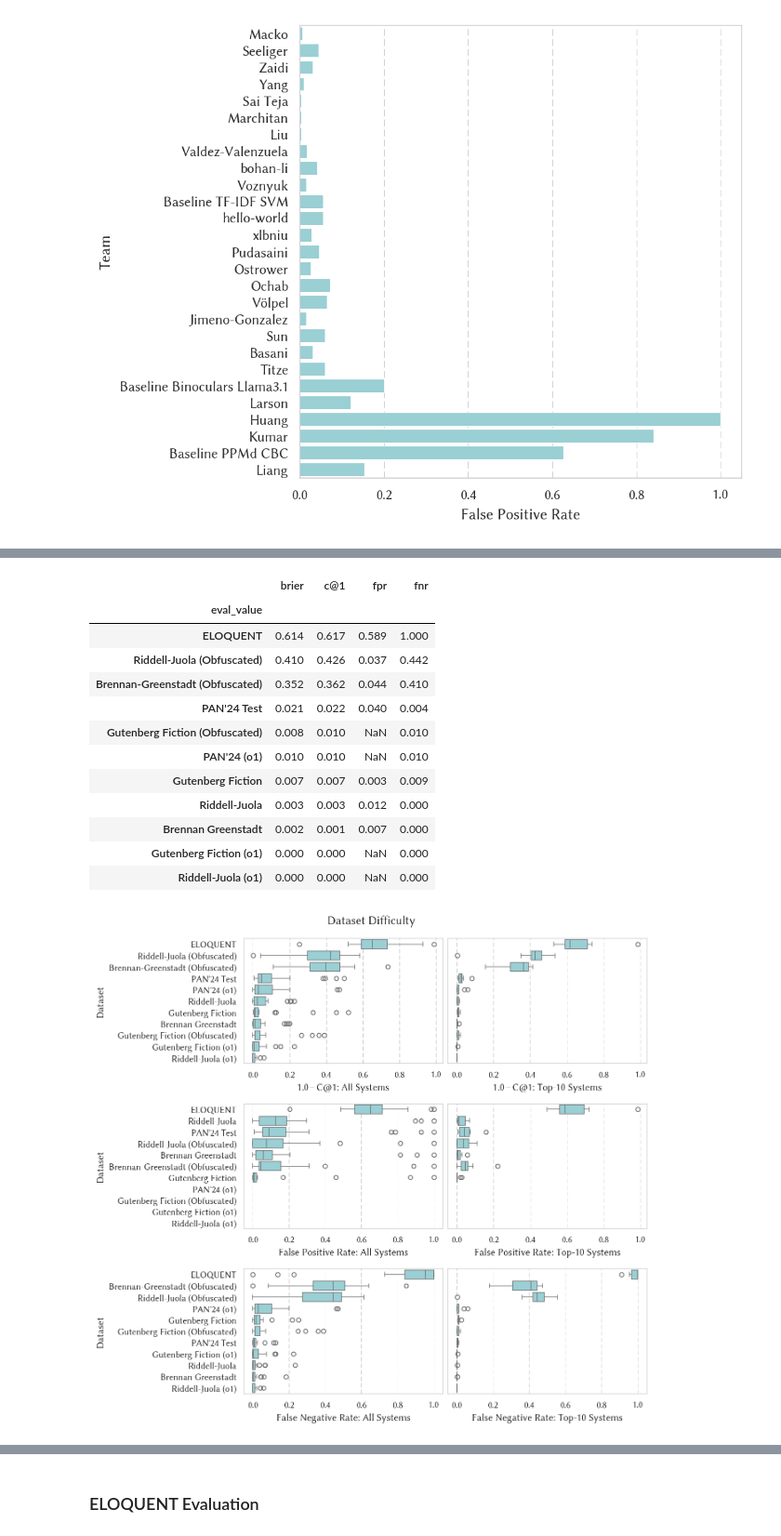
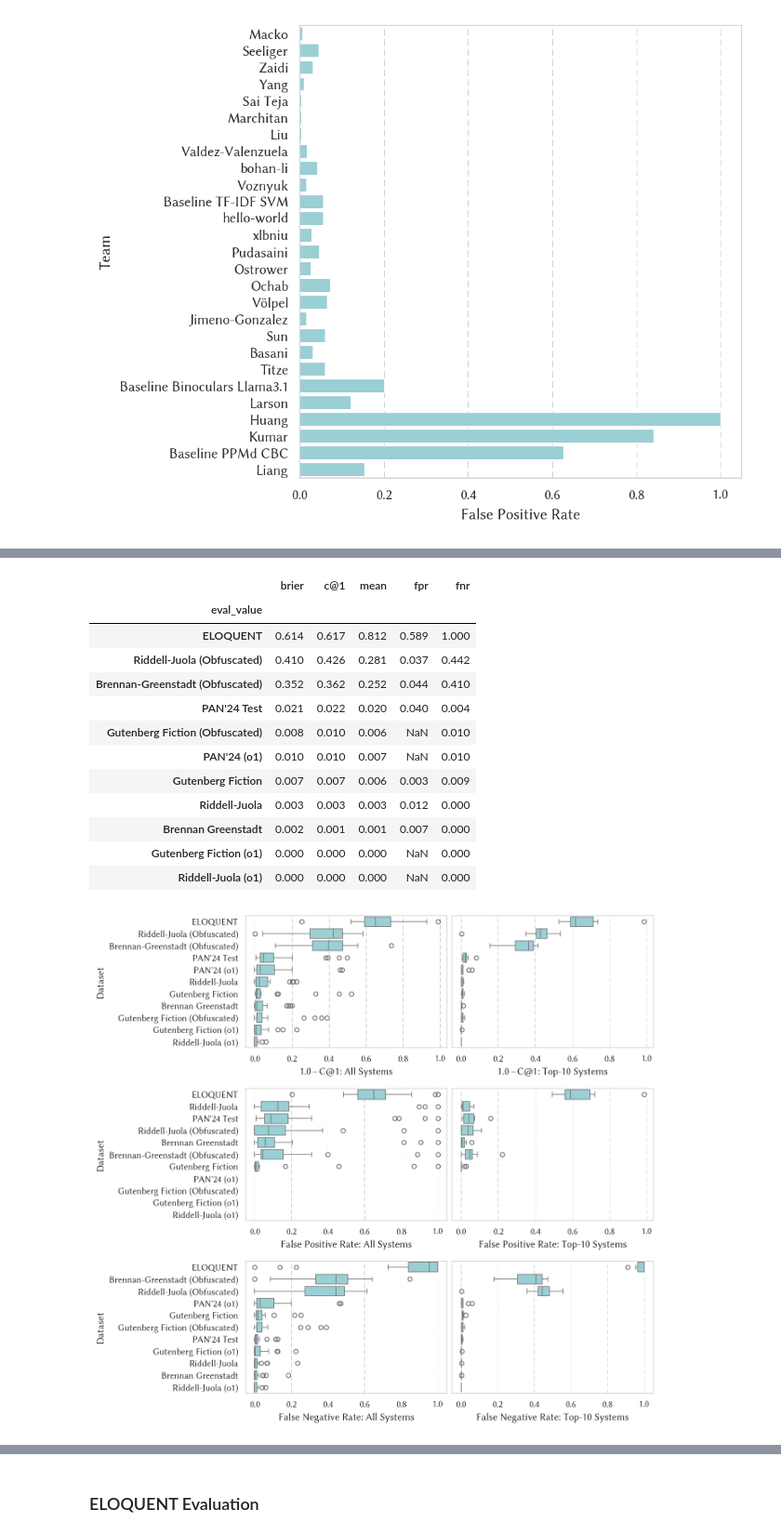
Before and after one commit to pan-webis-de/pan25-generative-ai-authorship-verification, a Jupyter notebook: notebooks/task_eval.ipynb, the cells around one changed output, grey strips where cells are left out. Shown at 93% size. Saved outputs shown, nothing was run; the diff lists cells and outputs as text; code cells hidden in the pictures.

```diff
--- a/notebooks/task_eval.ipynb
+++ b/notebooks/task_eval.ipynb
@@ -384,9 +436,10 @@ plt.show()
 # %% [output]
 [figure]
 # %%
-pan_dataset_difficulty_all = df_run_eval.query('eval_field == "source"')[['brier', 'c@1', 'fpr', 'fnr']]
+pan_dataset_difficulty_all = df_run_eval.query('eval_field == "source"')[['brier', 'c@1', 'mean', 'fpr', 'fnr']]
 pan_dataset_difficulty_all['brier'] = 1.0 - pan_dataset_difficulty_all['brier']
 pan_dataset_difficulty_all['c@1'] = 1.0 - pan_dataset_difficulty_all['c@1']
+pan_dataset_difficulty_all['mean'] = 1.0 - pan_dataset_difficulty_all['mean']
 pan_dataset_difficulty = pan_dataset_difficulty_all.groupby(['eval_value']).median(numeric_only=True).sort_values(['c@1'], ascending=False)
 pan_dataset_difficulty.round(3)
 # %% [output]
@@ -409,63 +462,64 @@ pan_dataset_difficulty_top10_all = pan_dataset_difficulty_all.query('team in @te
 pan_dataset_difficulty_top10 = pan_dataset_difficulty_top10_all.groupby(['eval_value']).median(numeric_only=True).sort_values(['c@1'], ascending=False)
 pan_dataset_difficulty_top10.round(3)
 # %% [output]
-|  | brier | c@1 | fpr | fnr |
-| eval_value |  |  |  |  |
-| ELOQUENT | 0.614 | 0.617 | 0.589 | 1.000 |
-| Riddell-Juola (Obfuscated) | 0.410 | 0.426 | 0.037 | 0.442 |
-| Brennan-Greenstadt (Obfuscated) | 0.352 | 0.362 | 0.044 | 0.410 |
-| PAN'24 Test | 0.021 | 0.022 | 0.040 | 0.004 |
-| Gutenberg Fiction (Obfuscated) | 0.008 | 0.010 | NaN | 0.010 |
-| PAN'24 (o1) | 0.010 | 0.010 | NaN | 0.010 |
-| Gutenberg Fiction | 0.007 | 0.007 | 0.003 | 0.009 |
-| Riddell-Juola | 0.003 | 0.003 | 0.012 | 0.000 |
-| Brennan Greenstadt | 0.002 | 0.001 | 0.007 | 0.000 |
-| Gutenberg Fiction (o1) | 0.000 | 0.000 | NaN | 0.000 |
-| Riddell-Juola (o1) | 0.000 | 0.000 | NaN | 0.000 |
+|  | brier | c@1 | mean | fpr | fnr |
+| eval_value |  |  |  |  |  |
+| ELOQUENT | 0.614 | 0.617 | 0.812 | 0.589 | 1.000 |
+| Riddell-Juola (Obfuscated) | 0.410 | 0.426 | 0.281 | 0.037 | 0.442 |
+| Brennan-Greenstadt (Obfuscated) | 0.352 | 0.362 | 0.252 | 0.044 | 0.410 |
+| PAN'24 Test | 0.021 | 0.022 | 0.020 | 0.040 | 0.004 |
+| Gutenberg Fiction (Obfuscated) | 0.008 | 0.010 | 0.006 | NaN | 0.010 |
+| PAN'24 (o1) | 0.010 | 0.010 | 0.007 | NaN | 0.010 |
+| Gutenberg Fiction | 0.007 | 0.007 | 0.006 | 0.003 | 0.009 |
+| Riddell-Juola | 0.003 | 0.003 | 0.003 | 0.012 | 0.000 |
+| Brennan Greenstadt | 0.002 | 0.001 | 0.001 | 0.007 | 0.000 |
+| Gutenberg Fiction (o1) | 0.000 | 0.000 | 0.000 | NaN | 0.000 |
+| Riddell-Juola (o1) | 0.000 | 0.000 | 0.000 | NaN | 0.000 |
 # %%
-def _plt_dataset_difficulty(ax, df, field, xlabel, order, group_field='eval_value'):
+def _plt_dataset_difficulty(ax, df, field, xlabel, order, group_field='eval_value', ylabel='Dataset'):
     sns.boxplot(df, ax=ax, x=field, y=group_field, linewidth=.75, order=order)
     ax.set_xlabel(xlabel)
-    ax.set_ylabel('Dataset')
+    ax.set_ylabel(ylabel)
 
 fig, axs = plt.subplots(3, 2, figsize=(9, 8.2), sharey='row')
+# fig, axs = plt.subplots(1, 2, figsize=(9, 2.8), sharey='row')
 
-_plt_dataset_difficulty(axs[0][0],
+_plt_dataset_difficulty(axs.flat[0],
                         pan_dataset_difficulty_all,
                         'c@1',
                         '1.0 – C@1: All Systems',
                         pan_dataset_difficulty.index)
-_plt_dataset_difficulty(axs[0][1],
+_plt_dataset_difficulty(axs.flat[1],
                         pan_dataset_difficulty_top10_all,
                         'c@1',
                         '1.0 – C@1: Top-10 Systems',
                         pan_dataset_difficulty.index)
 
-_plt_dataset_difficulty(axs[1][0],
+_plt_dataset_difficulty(axs.flat[2],
                         pan_dataset_difficulty_all,
                         'fpr',
                         'False Positive Rate: All Systems',
                         pan_dataset_difficulty.sort_values('fpr', ascending=False).index)
-_plt_dataset_difficulty(axs[1][1],
+_plt_dataset_difficulty(axs.flat[3],
                         pan_dataset_difficulty_top10_all,
                         'fpr',
                         'False Positive Rate: Top-10 Systems',
                         pan_dataset_difficulty.sort_values('fpr', ascending=False).index)
 
-_plt_dataset_difficulty(axs[2][0],
+_plt_dataset_difficulty(axs.flat[4],
                         pan_dataset_difficulty_all,
                         'fnr',
                         'False Negative Rate: All Systems',
                         pan_dataset_difficulty.sort_values('fnr', ascending=False).index)
-_plt_dataset_difficulty(axs[2][1],
+_plt_dataset_difficulty(axs.flat[5],
                         pan_dataset_difficulty_top10_all,
                         'fnr',
                         'False Negative Rate: Top-10 Systems',
                         pan_dataset_difficulty.sort_values('fnr', ascending=False).index)
 
-plt.suptitle('Dataset Difficulty', y=1.003)
+# plt.suptitle('Dataset Difficulty', y=.999)
 plt.tight_layout(pad=.5, h_pad=1.1)
 plt.savefig(OUT_DIR / 'pan_dataset_difficulty.pdf')
 plt.show()
 # %% [output]
-[figure, old version]
+[figure, new version]
```
Also changed, not shown: parts of 9 cells of this notebook.
